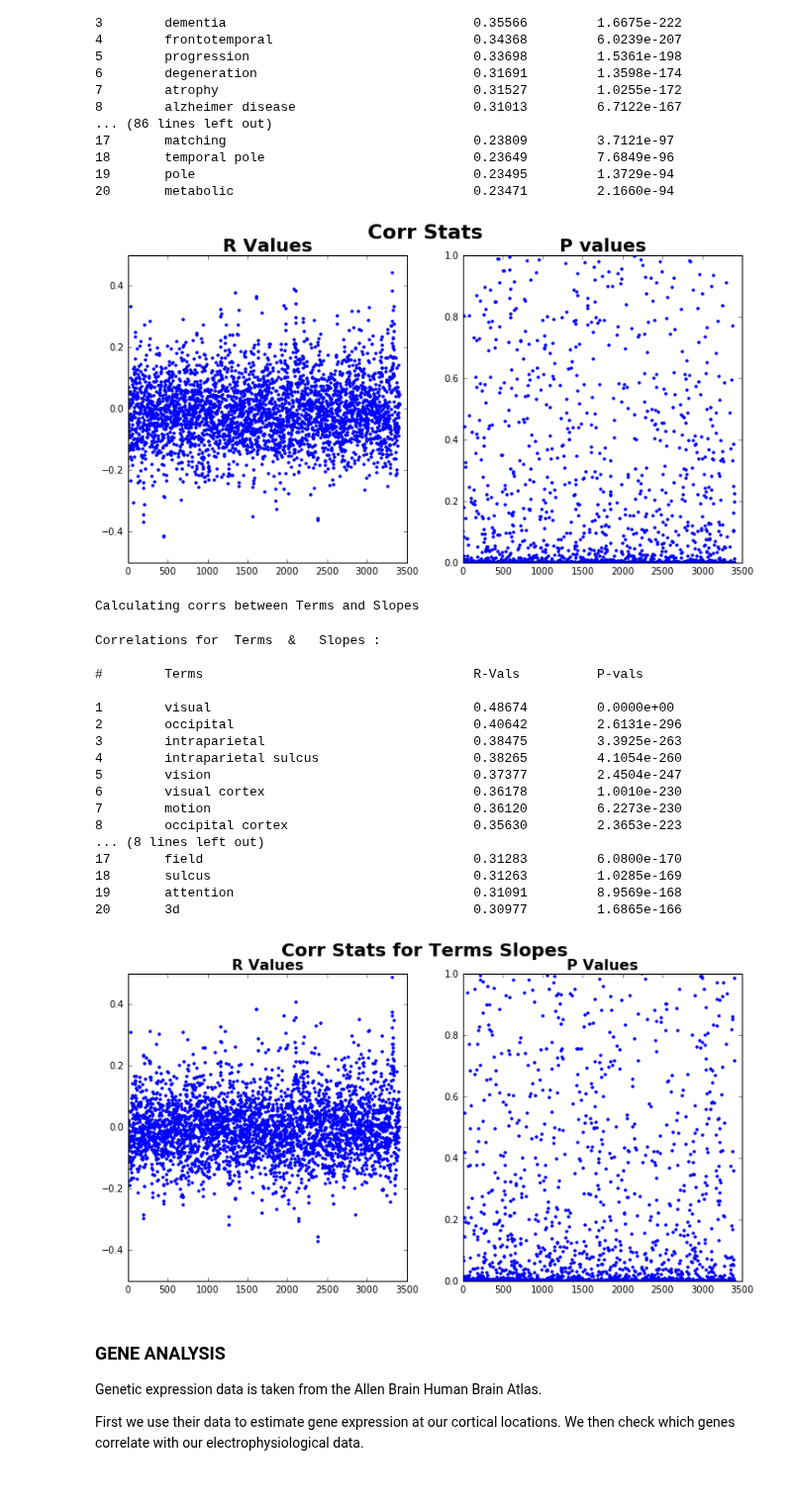
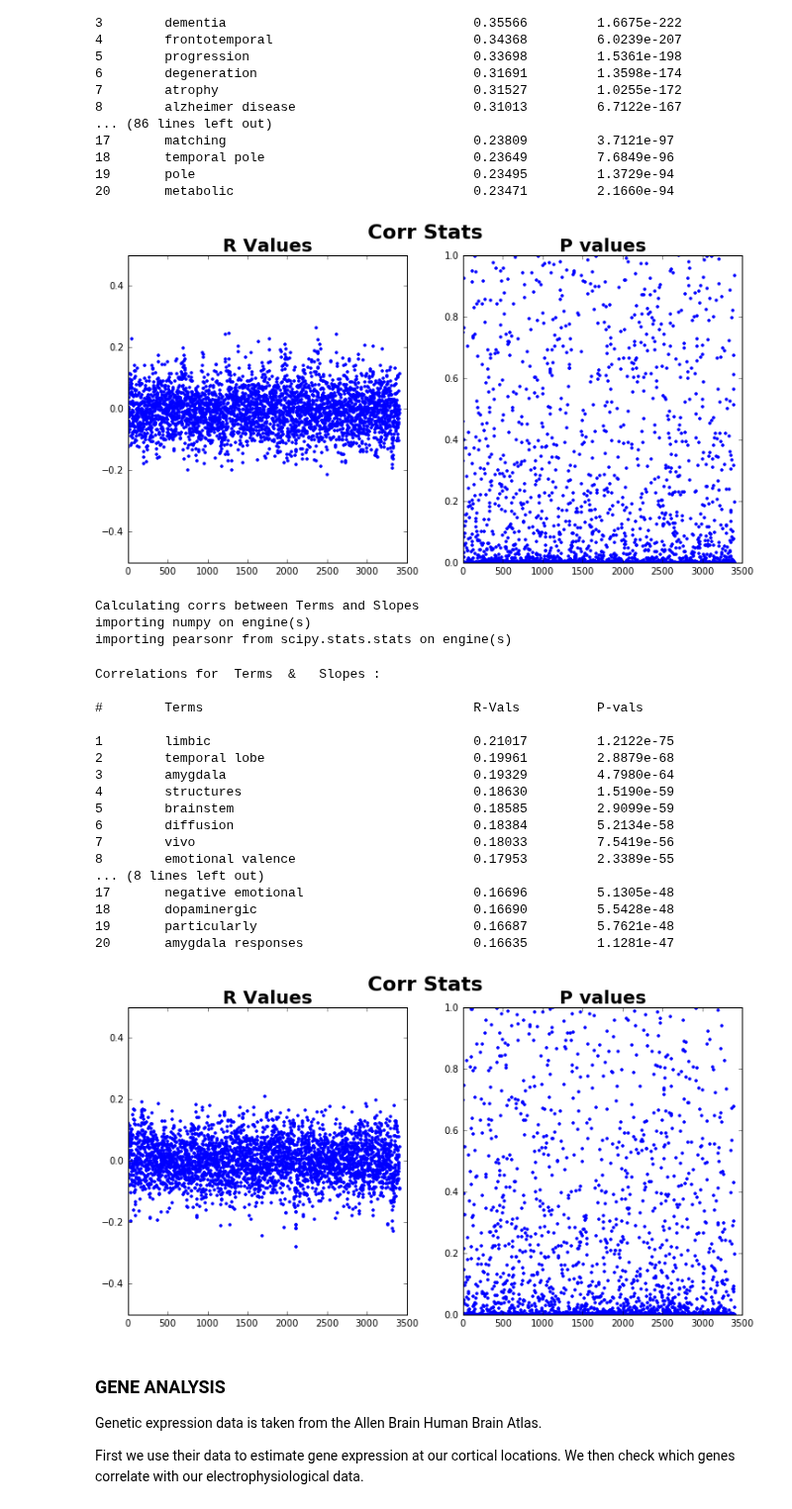
Before and after one commit to voytekresearch/omapping, a Jupyter notebook: MapComparisons.ipynb, the cells around one changed output. Shown at 99% size. Cells and saved outputs as stored; diff of their text form; code cells hidden in the pictures.

```diff
--- a/MapComparisons.ipynb
+++ b/MapComparisons.ipynb
@@ -52,11 +49,10 @@ sub5_gene_estimations
 sub6_gene_estimations
 # %%
 # Load oscillation maps - here using the oscillation scores
-om_maps.load_meg_maps(osc_file='Group_Osc_Scores', slope_file='Group_Slopes')
-
-# Get osc bands used
-#osc_bands = ['Theta', 'Alpha', 'Beta', 'LowGamma']
-# osc_bands = om_maps.bands.keys() ?
+om_maps.load_meg_maps('test_Osc_Score')
+# %%
+# Load slope map
+om_maps.load_slope_map('test')
 # %% [markdown]
 ### FUNCTION ANALYSIS
 
@@ -105,19 +95,22 @@ Correlations for  Terms  &   Theta :
 20       metabolic                               0.23471         2.1660e-94
 # %%
 # Plot distribution of R and p-values
-plot_dat = 'TermsAlpha'
-plot_corrs(om_maps.corrs[plot_dat], om_maps.p_vals[plot_dat])
+pl_dat = 'Terms'
+pl_meg = 'Beta'
+plot_corrs(om_maps.corrs[pl_dat][pl_meg], om_maps.p_vals[pl_dat][pl_meg])
 # %% [output]
-[figure, old version]
+[figure, new version]
 # %%
 # Save calculated osc correlations to file
 for osc in osc_bands:
     om_maps.save_corrs('Terms', osc, save_as_npz=True, save_as_csv=True)
 # %%
 # Calculate correlations with slopes
-om_maps.calc_corrs('Terms', 'Slopes')
+om_maps.calc_corrs('Terms', 'Slopes', method='parallel')
 # %% [output]
 Calculating corrs between Terms and Slopes
+importing numpy on engine(s)
+importing pearsonr from scipy.stats.stats on engine(s)
 # %%
 # Check the correlations between term values and slope values
 om_maps.check_corrs('Terms', 'Slopes')
@@ -126,24 +119,26 @@ Correlations for  Terms  &   Slopes :
 
 #        Terms                                   R-Vals          P-vals
 
-1        visual                                  0.48674         0.0000e+00
-2        occipital                               0.40642         2.6131e-296
-3        intraparietal                           0.38475         3.3925e-263
-4        intraparietal sulcus                    0.38265         4.1054e-260
-5        vision                                  0.37377         2.4504e-247
-6        visual cortex                           0.36178         1.0010e-230
-7        motion                                  0.36120         6.2273e-230
-8        occipital cortex                        0.35630         2.3653e-223
+1        limbic                                  0.21017         1.2122e-75
+2        temporal lobe                           0.19961         2.8879e-68
+3        amygdala                                0.19329         4.7980e-64
+4        structures                              0.18630         1.5190e-59
+5        brainstem                               0.18585         2.9099e-59
+6        diffusion                               0.18384         5.2134e-58
+7        vivo                                    0.18033         7.5419e-56
+8        emotional valence                       0.17953         2.3389e-55
 ... (8 lines left out)
-17       field                                   0.31283         6.0800e-170
-18       sulcus                                  0.31263         1.0285e-169
-19       attention                               0.31091         8.9569e-168
-20       3d                                      0.30977         1.6865e-166
+17       negative emotional                      0.16696         5.1305e-48
+18       dopaminergic                            0.16690         5.5428e-48
+19       particularly                            0.16687         5.7621e-48
+20       amygdala responses                      0.16635         1.1281e-47
 # %%
 # Plot correlation R- and p-vals between terms & slopes
-om_maps.plot_corrs('Terms', 'Slopes')
+pl_dat = 'Terms'
+pl_meg = 'Slopes'
+plot_corrs(om_maps.corrs[pl_dat][pl_meg], om_maps.p_vals[pl_dat][pl_meg])
 # %% [output]
-[figure, old version]
+[figure, new version]
 # %%
 # Save out correlations between terms and slopes
 om_maps.save_corrs('Terms', 'Slopes')
```
Also changed, not shown: parts of 5 cells of this notebook.
